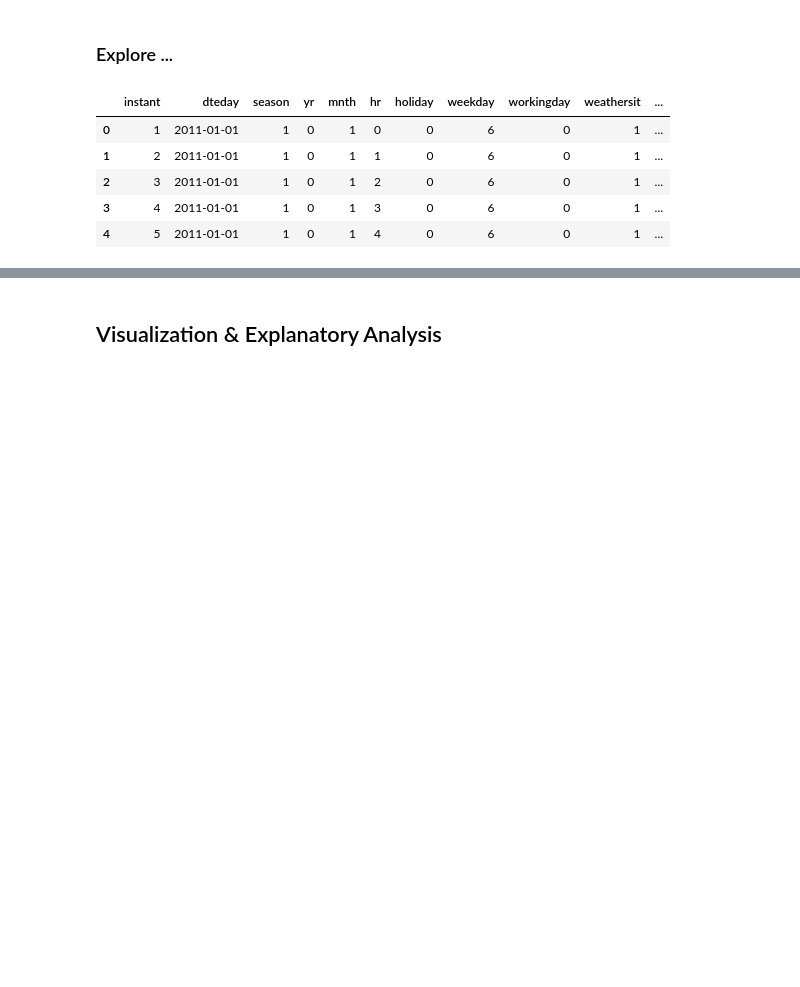
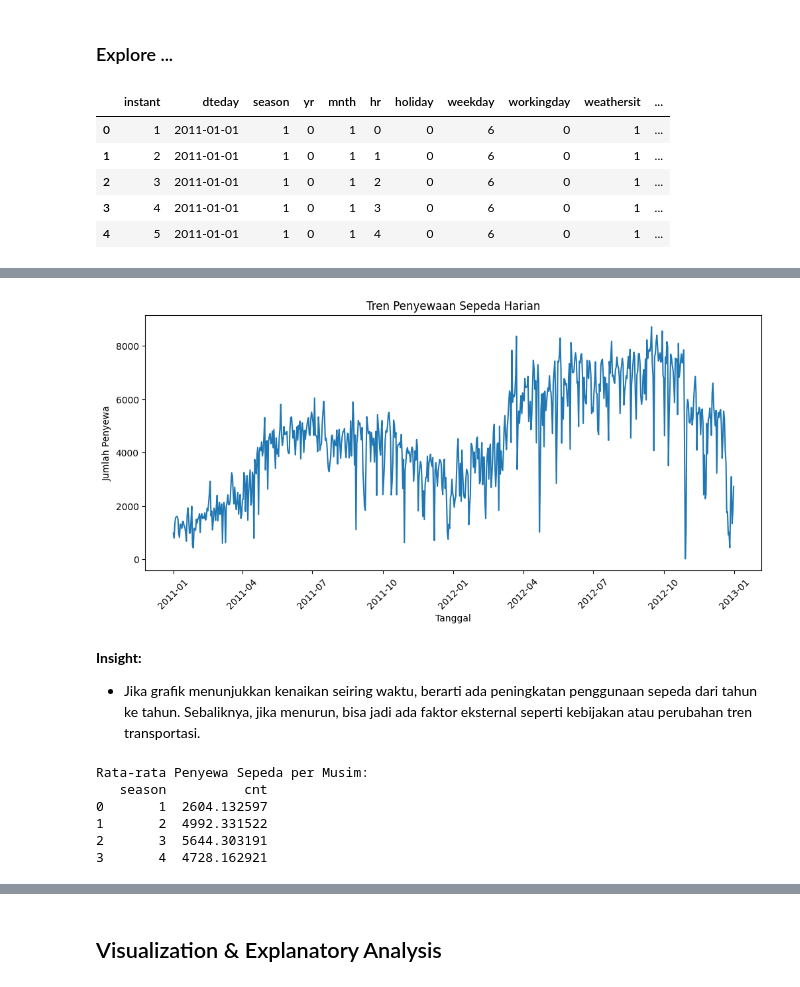
Before and after one commit to pawcatReva/proyekDicoding, a Jupyter notebook: notebooks.ipynb, the cells around one changed output, grey strips where cells are left out. Saved outputs shown, nothing was run; the diff lists cells and outputs as text; code cells hidden in the pictures; blank space fills up the shorter version.

```diff
--- a/notebooks.ipynb
+++ b/notebooks.ipynb
@@ -268,0 +289,24 @@ hour_df.describe()
+# %%
+plt.figure(figsize=(12, 5))
+sns.lineplot(x=day_df['dteday'], y=day_df['cnt'])
+plt.title('Tren Penyewaan Sepeda Harian')
+plt.xlabel('Tanggal')
+plt.ylabel('Jumlah Penyewa')
+plt.xticks(rotation=45)
+plt.show()
+# %% [output]
+[figure, added]
+# %% [markdown]
+**Insight:**
+- Jika grafik menunjukkan kenaikan seiring waktu, berarti ada peningkatan penggunaan sepeda dari tahun ke tahun. Sebaliknya, jika menurun, bisa jadi ada faktor eksternal seperti kebijakan atau perubahan tren transportasi.
+# %%
+avg_season = day_df.groupby('season')['cnt'].mean().reset_index()
+print("Rata-rata Penyewa Sepeda per Musim:")
+print(avg_season)
+# %% [output]
+Rata-rata Penyewa Sepeda per Musim:
+   season          cnt
+0       1  2604.132597
+1       2  4992.331522
+2       3  5644.303191
+3       4  4728.162921
```
Also changed, not shown: parts of 35 cells of this notebook, 2 other files.
